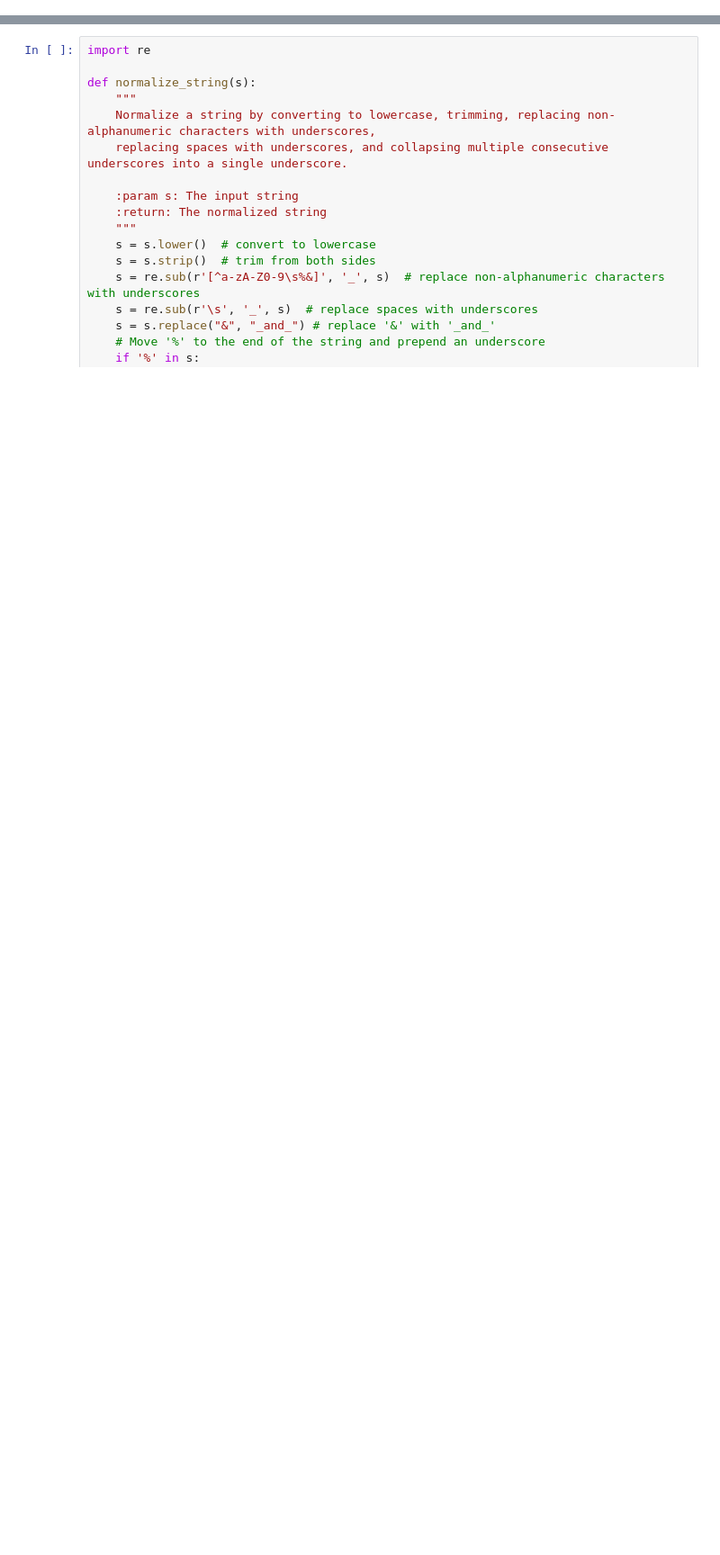
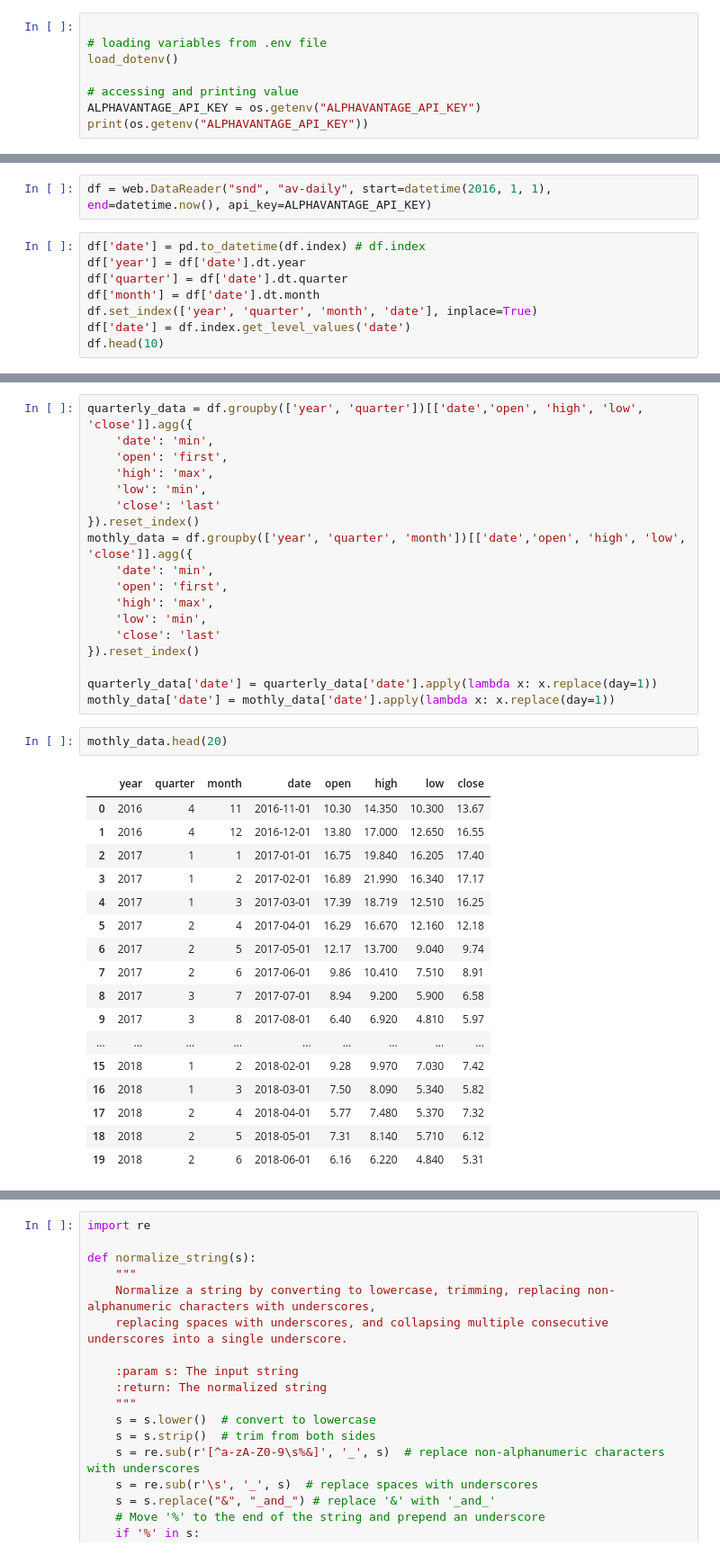
Before and after one commit to weignerp/python, a Jupyter notebook: scikit/company.ipynb, the cells around one changed output, grey strips where cells are left out. Shown at 90% size. Drawn from its saved outputs; the diff is of its cells as text; blank space fills up the shorter version.

```diff
--- a/scikit/company.ipynb
+++ b/scikit/company.ipynb
@@ -5,0 +12,8 @@ from sklearn.decomposition import PCA
+# %%
+
+# loading variables from .env file
+load_dotenv()
+
+# accessing and printing value
+ALPHAVANTAGE_API_KEY = os.getenv("ALPHAVANTAGE_API_KEY")
+print(os.getenv("ALPHAVANTAGE_API_KEY"))
@@ -5,0 +22,10 @@ from sklearn.decomposition import PCA
+# %%
+df = web.DataReader("snd", "av-daily", start=datetime(2016, 1, 1), end=datetime.now(), api_key=ALPHAVANTAGE_API_KEY)
+# %%
+df['date'] = pd.to_datetime(df.index) # df.index
+df['year'] = df['date'].dt.year
+df['quarter'] = df['date'].dt.quarter
+df['month'] = df['date'].dt.month
+df.set_index(['year', 'quarter', 'month', 'date'], inplace=True)
+df['date'] = df.index.get_level_values('date')
+df.head(10)
@@ -5,0 +45,38 @@ from sklearn.decomposition import PCA
+# %%
+quarterly_data = df.groupby(['year', 'quarter'])[['date','open', 'high', 'low', 'close']].agg({
+    'date': 'min',
+    'open': 'first',
+    'high': 'max',
+    'low': 'min',
+    'close': 'last'
+}).reset_index()
+mothly_data = df.groupby(['year', 'quarter', 'month'])[['date','open', 'high', 'low', 'close']].agg({
+    'date': 'min',
+    'open': 'first',
+    'high': 'max',
+    'low': 'min',
+    'close': 'last'
+}).reset_index()
+
+quarterly_data['date'] = quarterly_data['date'].apply(lambda x: x.replace(day=1))
+mothly_data['date'] = mothly_data['date'].apply(lambda x: x.replace(day=1))
+# %%
+mothly_data.head(20)
+# %% [output]
+|  | year | quarter | month | date | open | high | low | close |
+| 0 | 2016 | 4 | 11 | 2016-11-01 | 10.30 | 14.350 | 10.300 | 13.67 |
+| 1 | 2016 | 4 | 12 | 2016-12-01 | 13.80 | 17.000 | 12.650 | 16.55 |
+| 2 | 2017 | 1 | 1 | 2017-01-01 | 16.75 | 19.840 | 16.205 | 17.40 |
+| 3 | 2017 | 1 | 2 | 2017-02-01 | 16.89 | 21.990 | 16.340 | 17.17 |
+| 4 | 2017 | 1 | 3 | 2017-03-01 | 17.39 | 18.719 | 12.510 | 16.25 |
+| 5 | 2017 | 2 | 4 | 2017-04-01 | 16.29 | 16.670 | 12.160 | 12.18 |
+| 6 | 2017 | 2 | 5 | 2017-05-01 | 12.17 | 13.700 | 9.040 | 9.74 |
+| 7 | 2017 | 2 | 6 | 2017-06-01 | 9.86 | 10.410 | 7.510 | 8.91 |
+| 8 | 2017 | 3 | 7 | 2017-07-01 | 8.94 | 9.200 | 5.900 | 6.58 |
+| 9 | 2017 | 3 | 8 | 2017-08-01 | 6.40 | 6.920 | 4.810 | 5.97 |
+| ... | ... | ... | ... | ... | ... | ... | ... | ... |
+| 15 | 2018 | 1 | 2 | 2018-02-01 | 9.28 | 9.970 | 7.030 | 7.42 |
+| 16 | 2018 | 1 | 3 | 2018-03-01 | 7.50 | 8.090 | 5.340 | 5.82 |
+| 17 | 2018 | 2 | 4 | 2018-04-01 | 5.77 | 7.480 | 5.370 | 7.32 |
+| 18 | 2018 | 2 | 5 | 2018-05-01 | 7.31 | 8.140 | 5.710 | 6.12 |
+| 19 | 2018 | 2 | 6 | 2018-06-01 | 6.16 | 6.220 | 4.840 | 5.31 |
```
Also changed, not shown: parts of 13 cells of this notebook, 1 other file.
